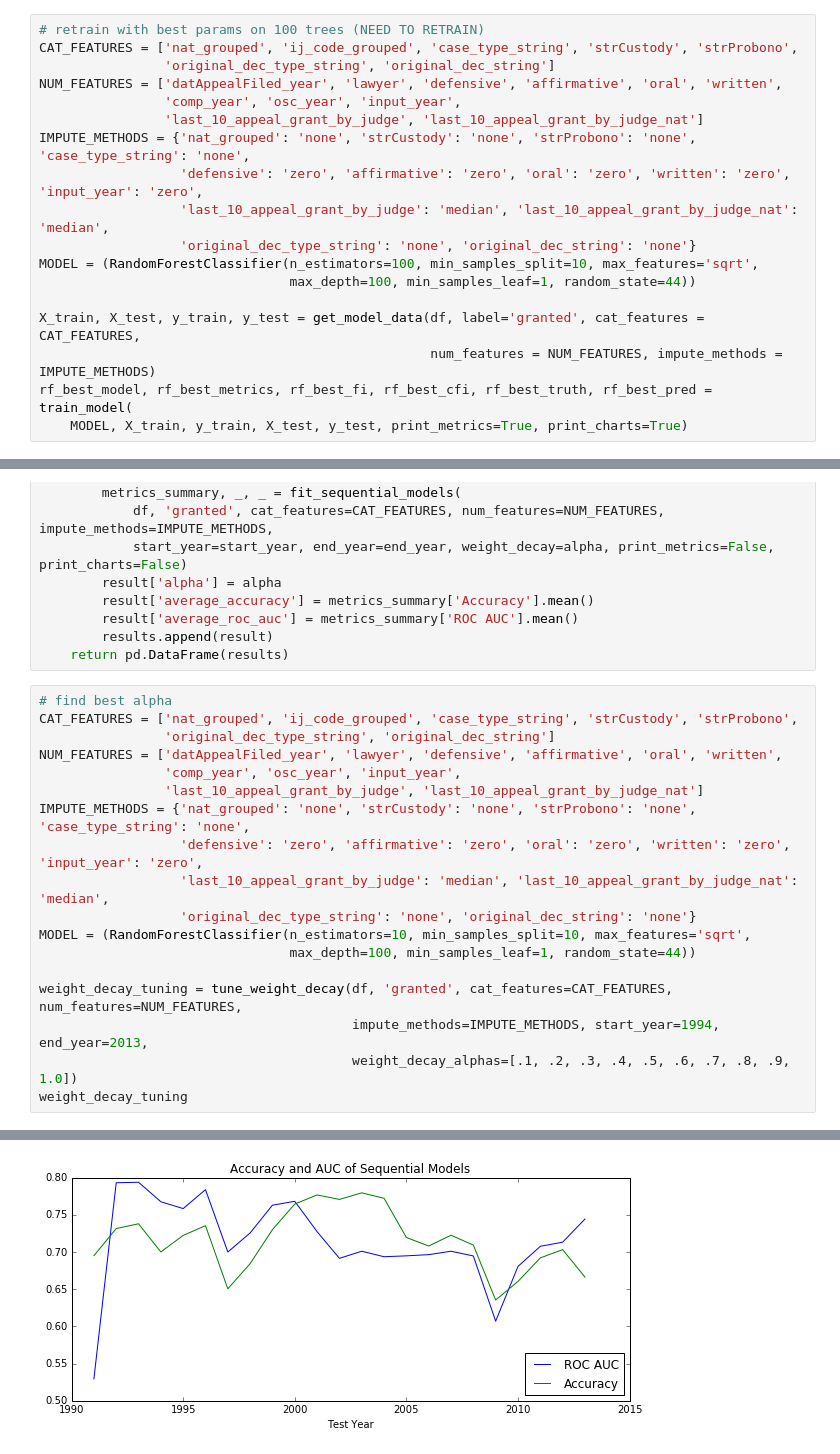
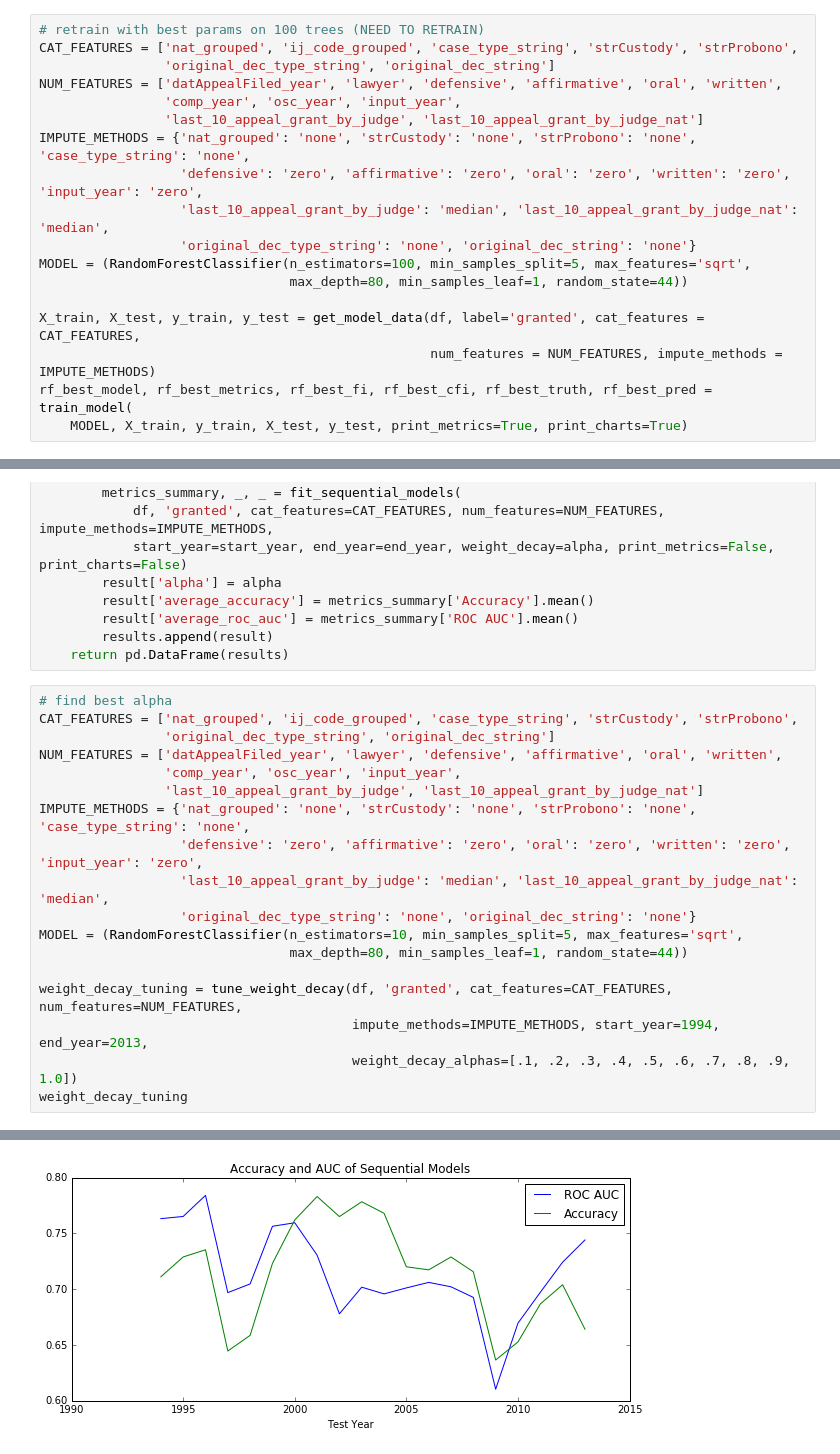
Before and after one commit to colinandrus/ml_course_project, a Jupyter notebook: notebooks/model_training_cleaned.ipynb, the cells around one changed output, grey strips where cells are left out. Cells and saved outputs as stored; diff of their text form.

```diff
--- a/notebooks/model_training_cleaned.ipynb
+++ b/notebooks/model_training_cleaned.ipynb
@@ -865,8 +864,8 @@ IMPUTE_METHODS = {'nat_grouped': 'none', 'strCustody': 'none', 'strProbono': 'no
                   'defensive': 'zero', 'affirmative': 'zero', 'oral': 'zero', 'written': 'zero', 'input_year': 'zero',
                   'last_10_appeal_grant_by_judge': 'median', 'last_10_appeal_grant_by_judge_nat': 'median',
                   'original_dec_type_string': 'none', 'original_dec_string': 'none'}
-MODEL = (RandomForestClassifier(n_estimators=100, min_samples_split=10, max_features='sqrt',
-                                max_depth=100, min_samples_leaf=1, random_state=44))
+MODEL = (RandomForestClassifier(n_estimators=100, min_samples_split=5, max_features='sqrt',
+                                max_depth=80, min_samples_leaf=1, random_state=44))
 
 X_train, X_test, y_train, y_test = get_model_data(df, label='granted', cat_features = CAT_FEATURES,
                                                   num_features = NUM_FEATURES, impute_methods = IMPUTE_METHODS)
@@ -1186,8 +1185,8 @@ IMPUTE_METHODS = {'nat_grouped': 'none', 'strCustody': 'none', 'strProbono': 'no
                   'defensive': 'zero', 'affirmative': 'zero', 'oral': 'zero', 'written': 'zero', 'input_year': 'zero',
                   'last_10_appeal_grant_by_judge': 'median', 'last_10_appeal_grant_by_judge_nat': 'median',
                   'original_dec_type_string': 'none', 'original_dec_string': 'none'}
-MODEL = (RandomForestClassifier(n_estimators=10, min_samples_split=10, max_features='sqrt',
-                                max_depth=100, min_samples_leaf=1, random_state=44))
+MODEL = (RandomForestClassifier(n_estimators=10, min_samples_split=5, max_features='sqrt',
+                                max_depth=80, min_samples_leaf=1, random_state=44))
 
 weight_decay_tuning = tune_weight_decay(df, 'granted', cat_features=CAT_FEATURES, num_features=NUM_FEATURES,
                                         impute_methods=IMPUTE_METHODS, start_year=1994, end_year=2013,
@@ -1226 +1225 @@ dtype: float64
-[figure, old version]
+[figure, new version]
```
Also changed, not shown: parts of 12 cells of this notebook.
